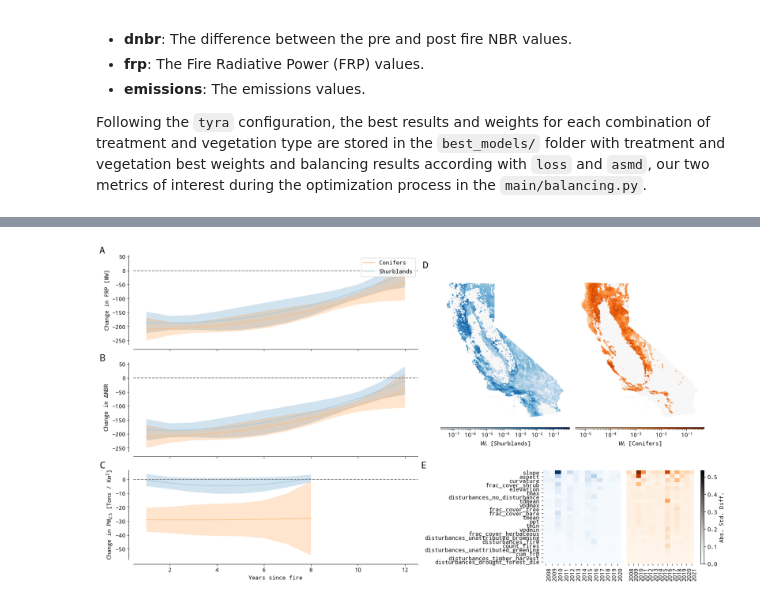
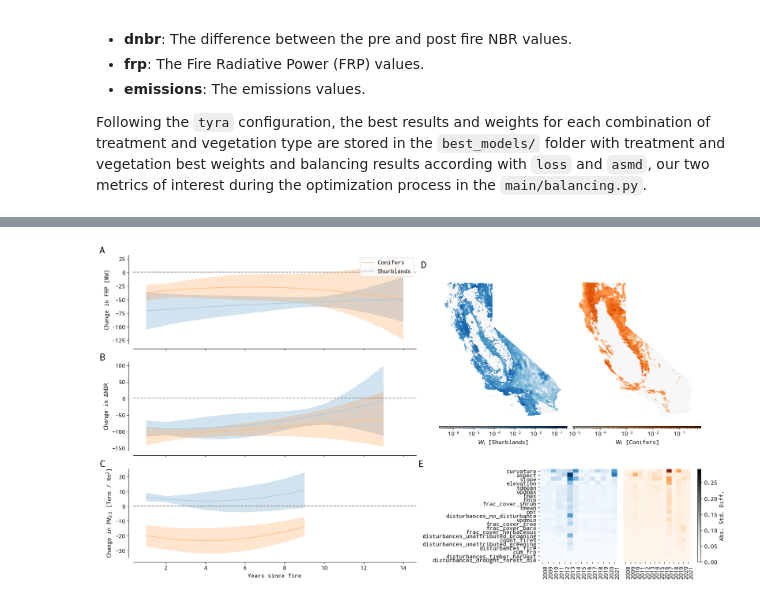
Before and after one commit to echolab-stanford/prescribed_fires, a Jupyter notebook: analysis/plot_results.ipynb, the cells around one changed output, grey strips where cells are left out. Cells and saved outputs as stored; diff of their text form; code cells hidden in the pictures.

```diff
--- a/analysis/plot_results.ipynb
+++ b/analysis/plot_results.ipynb
@@ -124,25 +147,0 @@ plot_std_diffs_focal_year(
-# %%
-template = (
-    prepare_template("/mnt/sherlock/oak/prescribed_data/geoms/templates/template.tif")
-    .groupby("grid_id")
-    .first()
-    .reset_index()
-    .drop(columns=["year"])
-)
-
-# Load California boundaries
-ca = gpd.read_file(
-    "/mnt/sherlock/oak/prescribed_data/geoms/california_geom/datacalifornia_geom.shp"
-).to_crs("3310")
-
-# Load landtypes
-land_type = pd.read_feather(
-    "/mnt/sherlock/oak/prescribed_data/processed/land_type/land_type.feather"
-)
-
-# Transform to a GeoDataFrame
-land_type = gpd.GeoDataFrame(
-    land_type,
-    geometry=gpd.points_from_xy(land_type.lon, land_type.lat),
-    crs="EPSG:3310",
-)
@@ -386,7 +330,6 @@ df_emissions_shurbs = calculate_estimator(
 )
 # %%
 from matplotlib.gridspec import GridSpecFromSubplotSpec
-from mpl_toolkits.axes_grid1 import make_axes_locatable
 
 plt.rcParams["font.size"] = 12
 
@@ -399,16 +342,15 @@ spec = fig.add_gridspec(3, 2)
 ax = fig.add_subplot(spec[0, 0])
 
 plot_outcomes(
-    df_conifer=df_dnbr,
-    df_shrub=df_dnbr_shurbs,
-    var_interest="delta_frp",
+    df_conifer=df_frp,
+    df_shrub=df_frp_shurbs,
+    var_interest="att",
     axes_names=(
         "Change in FRP [MW]",
         "Years since fire",
     ),
     ax=ax,
     legend=True,
-    order=2,
     lowess=False,
     pooled=True,
     label="A",
@@ -419,13 +361,12 @@ ax = fig.add_subplot(spec[1, 0], sharex=ax)
 plot_outcomes(
     df_conifer=df_dnbr,
     df_shrub=df_dnbr_shurbs,
-    var_interest="delta_dnbr",
+    var_interest="att",
     axes_names=(
         r"Change in $\Delta$NBR",
         "Years since fire",
     ),
     ax=ax,
-    order=2,
     lowess=False,
     pooled=True,
     label="B",
@@ -436,13 +377,13 @@ ax = fig.add_subplot(spec[2, 0], sharex=ax)
 plot_outcomes(
     df_conifer=df_emissions,
     df_shrub=df_emissions_shurbs,
-    var_interest="delta_dnbr",
+    var_interest="att",
     axes_names=(
         r"Change in PM$_{2.5}$ [Tons / Km$^{2}$]",
         "Years since fire",
     ),
     ax=ax,
-    order=2,
+    order=1,
     lowess=False,
     colorbar=False,
     pooled=True,
@@ -544,7 +485,6 @@ template_plots(ax, no_axis=True, ylab="", xlab="")
 
 subspec = GridSpecFromSubplotSpec(1, 2, subplot_spec=spec[2, 1], wspace=0.01)
 
-
 # Define mins and max for the two plots
 v_max = np.max(
     [
@@ -559,7 +499,6 @@ v_min = np.min(
         conifers_loss["std_diffs_dnbr"]["std_weighted_asmd"].min(),
     ]
 )
-
 
 ax = fig.add_subplot(subspec[0, 0])
 im1 = plot_std_diffs(
@@ -571,33 +510,32 @@ im1 = plot_std_diffs(
     label="E",
     rotation_x=90,
     drop_vars=["Intercept", "land_type"],
 )
 
 ax = fig.add_subplot(subspec[0, 1])
 im2 = plot_std_diffs(
     std_diffs_df=conifers_loss["std_diffs_dnbr"],
     palette="Oranges",
     labels_y=False,
     draw_cbar=False,
     rotation_x=90,
     drop_vars=["Intercept", "land_type"],
     ax=ax,
 )
 
 # Add a shared colorbar between the two plots im1 and im2
 # Create a custom colorbar with a different colormap
 divider = make_axes_locatable(ax)
 cax = divider.append_axes("right", size="5%", pad=0.2)
 
 fig.colorbar(
     ScalarMappable(norm=Normalize(vmin=v_min, vmax=v_max), cmap="Greys"),
     cax=cax,
     orientation="vertical",
     label="Abs. Std. Diff.",
 )
 
 plt.subplots_adjust(wspace=0.01)
-
-plt.savefig("../figs/fig_results_gee.png", bbox_inches="tight", dpi=300)
+#plt.savefig(f"../figs/fig_results_{dnbr_type}_loss.png", bbox_inches="tight", dpi=300)
 # %% [output]
-[figure, old version]
+[figure, new version]
```
Also changed, not shown: parts of 15 cells of this notebook, 9 other files.
